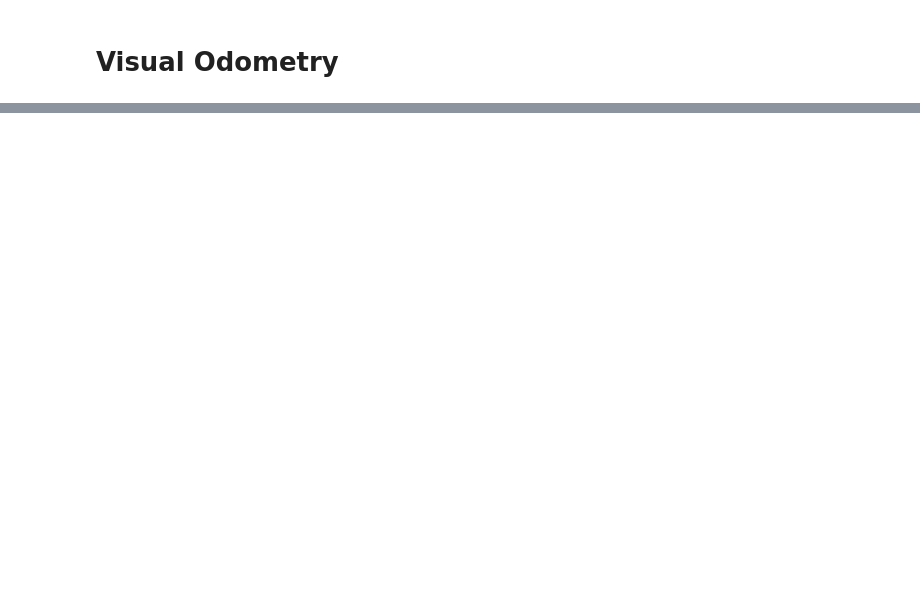
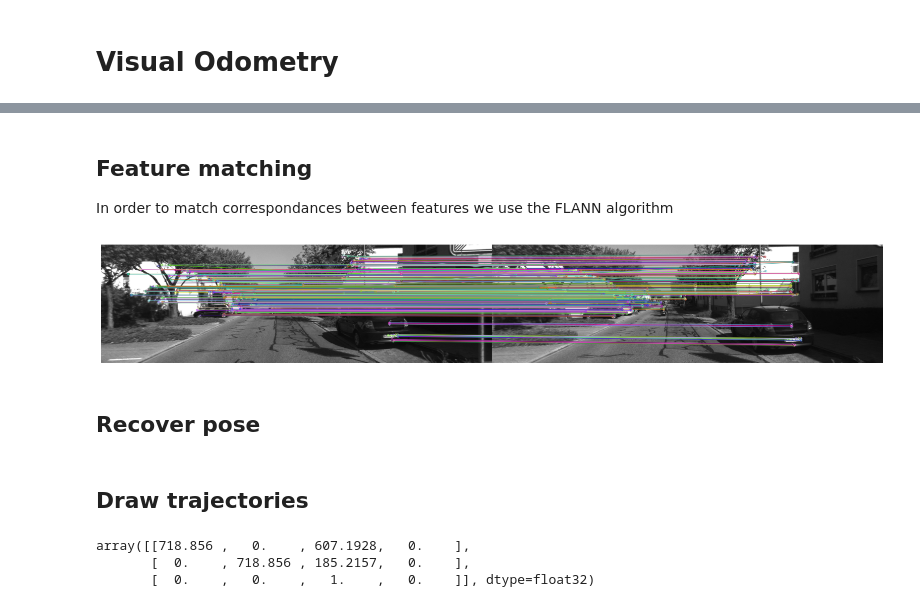
Before and after one commit to sergio-alberto-dlm/visual_odometry, a Jupyter notebook: visual_odometry.ipynb, the cells around one changed output, grey strips where cells are left out. Saved outputs shown, nothing was run; the diff lists cells and outputs as text; code cells hidden in the pictures; blank space fills up the shorter version.

```diff
--- a/visual_odometry.ipynb
+++ b/visual_odometry.ipynb
@@ -36,0 +135,42 @@ img = cv.imread(img_list[0])
+# %% [markdown]
+## Feature matching
+
+In order to match correspondances between features we use the FLANN algorithm
+# %%
+img1 = cv.imread(os.path.join(dir_path, img_list[0]), cv.IMREAD_GRAYSCALE)
+img2 = cv.imread(os.path.join(dir_path, img_list[1]), cv.IMREAD_GRAYSCALE)
+
+max_num_features         = 1000
+orb                      = cv.ORB_create(max_num_features)
+keypoints1, descriptors1 = orb.detectAndCompute(img1, None)
+keypoints2, descriptors2 = orb.detectAndCompute(img2, None)
+
+# FLANN parameters for LSH (suitable for binary descriptors like ORB)
+FLANN_INDEX_LSH = 6
+index_params    = dict(algorithm=FLANN_INDEX_LSH,
+                    table_number=6,  # 12
+                    key_size=12,     # 20
+                    multi_probe_level=1)  # 2
+search_params   = dict(checks=50)  # or pass empty dictionary
+
+# Create FLANN-based matcher
+flann   = cv.FlannBasedMatcher(index_params, search_params)
+matches = flann.knnMatch(descriptors1, descriptors2, k=2)
+
+# Apply ratio test to filter good matches (Lowe's ratio test)
+good_matches = []
+for m, n in matches:
+    if m.distance < 0.8 * n.distance:
+        good_matches.append(m)
+
+# Draw matches
+img_matches = cv.drawMatches(img1, keypoints1, img2, keypoints2, good_matches, None, flags=cv.DrawMatchesFlags_NOT_DRAW_SINGLE_POINTS)
+
+plt.figure(figsize=(20, 5))
+plt.imshow(img_matches)
+plt.axis("off")
+plt.show()
+# %% [output]
+[figure, added]
+# %% [markdown]
+## Recover pose
@@ -36,0 +197,10 @@ img = cv.imread(img_list[0])
+# %% [markdown]
+## Draw trajectories
+# %%
+t = np.array([2, 2, 2])
+np.hstack([t, 1])
+P
+# %% [output]
+array([[718.856 ,   0.    , 607.1928,   0.    ],
+       [  0.    , 718.856 , 185.2157,   0.    ],
+       [  0.    ,   0.    ,   1.    ,   0.    ]], dtype=float32)
```
Also changed, not shown: parts of 8 cells of this notebook, 1 other file.
